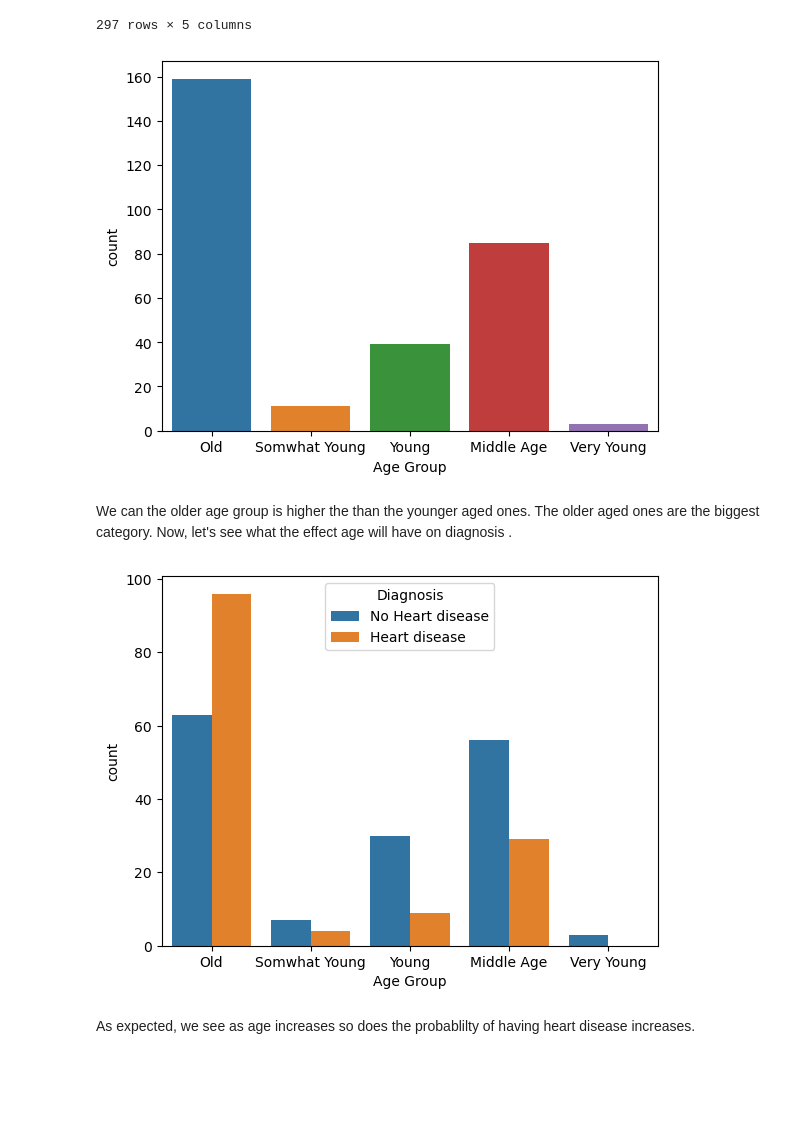
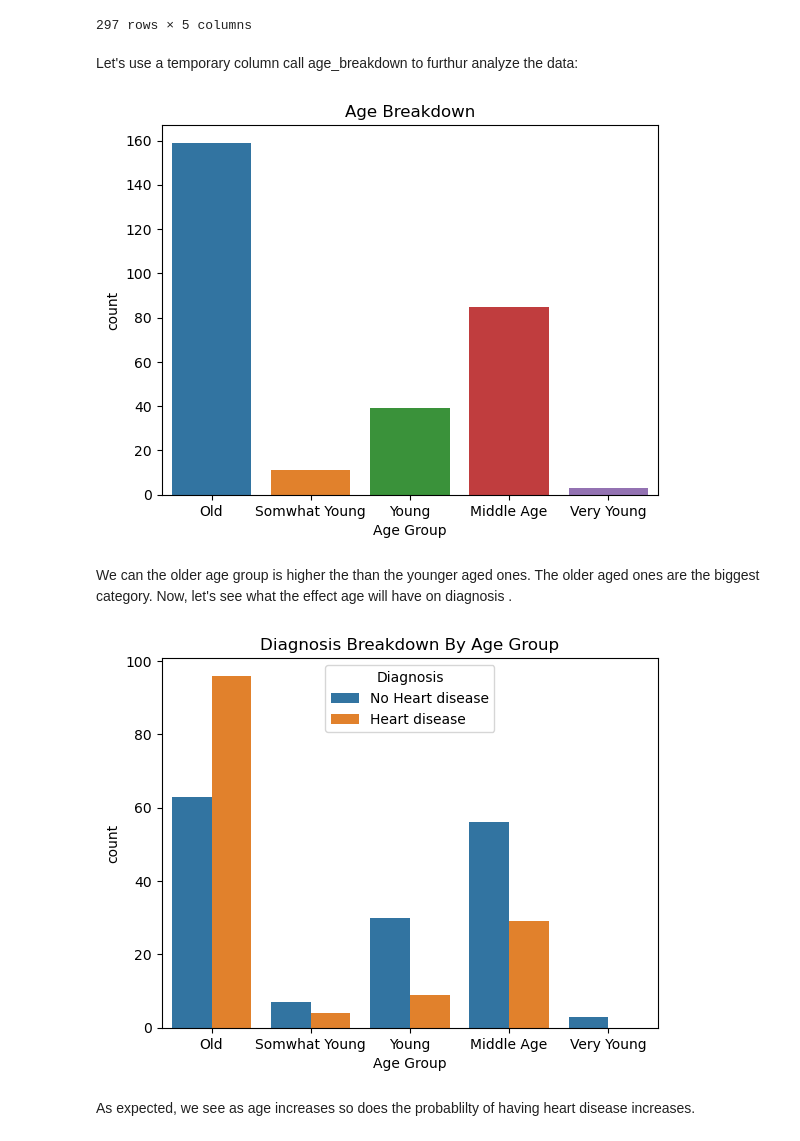
Before and after one commit to frankquinn89/PROGRAMMING_FOR_DATA_ANALYSIS, a Jupyter notebook: project.ipynb, the cells around one changed output. Drawn from its saved outputs; the diff is of its cells as text; code cells hidden in the pictures; blank space fills up the shorter version.

```diff
--- a/project.ipynb
+++ b/project.ipynb
@@ -173,6 +180,8 @@ heart_data
 | 295 | 57.0 | 131.0 | 1.0 | 4.0 | 1 |
 | 296 | 57.0 | 236.0 | 0.0 | 2.0 | 1 |
 297 rows × 5 columns
+# %% [markdown]
+Let's use a temporary column call age_breakdown to furthur analyze the data:
 # %%
 def age_breakdown(age):
     if age < 35:
@@ -186,22 +195,24 @@ def age_breakdown(age):
     else:
         return 'Old'
 
-heart_data['age'] = heart_data.age.apply(age_breakdown)
+heart_data['age_breakdown'] = heart_data.age.apply(age_breakdown)
 # %%
-sb.countplot(heart_data['age'])
+sb.countplot(heart_data['age_breakdown'])
 mplot.xlabel("Age Group")
+mplot.title("Age Breakdown")
 mplot.show()
 # %% [output]
-[figure, old version]
+[figure, new version]
 # %% [markdown]
 We can the older age group is higher the than the younger aged ones. The older aged ones are the biggest category. Now, let's see what the effect age will have on diagnosis .
 # %%
-sb.countplot( x = "age", data = heart_data, hue ='diagnosis')
+sb.countplot( x = "age_breakdown", data = heart_data, hue ='diagnosis')
 mplot.xlabel("Age Group")
+mplot.title("Diagnosis Breakdown By Age Group")
 mplot.legend(title='Diagnosis', labels=['No Heart disease','Heart disease'])
 mplot.show()
 # %% [output]
-[figure, old version]
+[figure, new version]
 # %% [markdown]
 As expected, we see as age increases so does the probablilty of having heart disease increases.
 # %%
```
Also changed, not shown: parts of 33 cells of this notebook.
